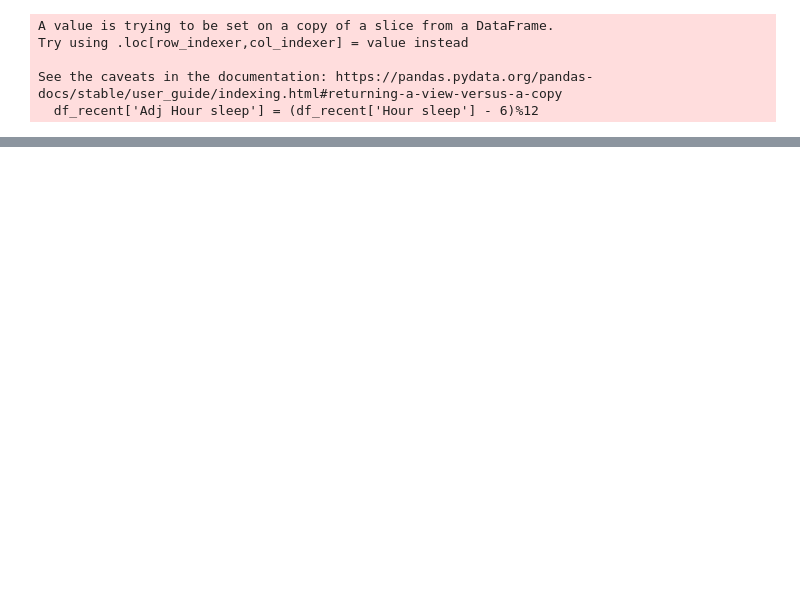
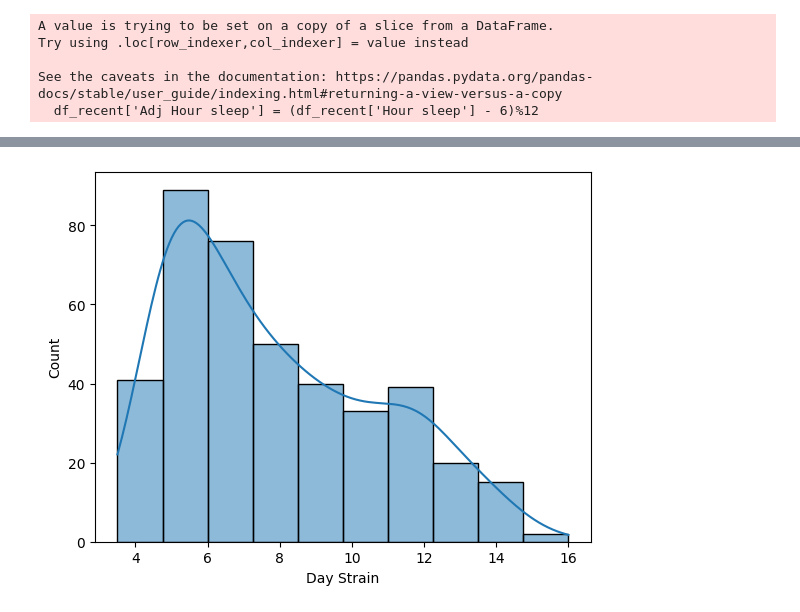
Before and after one commit to psyrgkan/Whoop_investigation, a Jupyter notebook: clean_data.ipynb, the cells around one changed output, grey strips where cells are left out. Drawn from its saved outputs; the diff is of its cells as text; code cells hidden in the pictures; blank space fills up the shorter version.

```diff
--- a/clean_data.ipynb
+++ b/clean_data.ipynb
@@ -819,0 +820,4 @@ sns.histplot(df_recent['Adj Hour sleep'], kde=True);
+# %%
+sns.histplot(df_recent['Day Strain'], kde=True);
+# %% [output]
+[figure, added]
```
Also changed, not shown: parts of 18 cells of this notebook.
